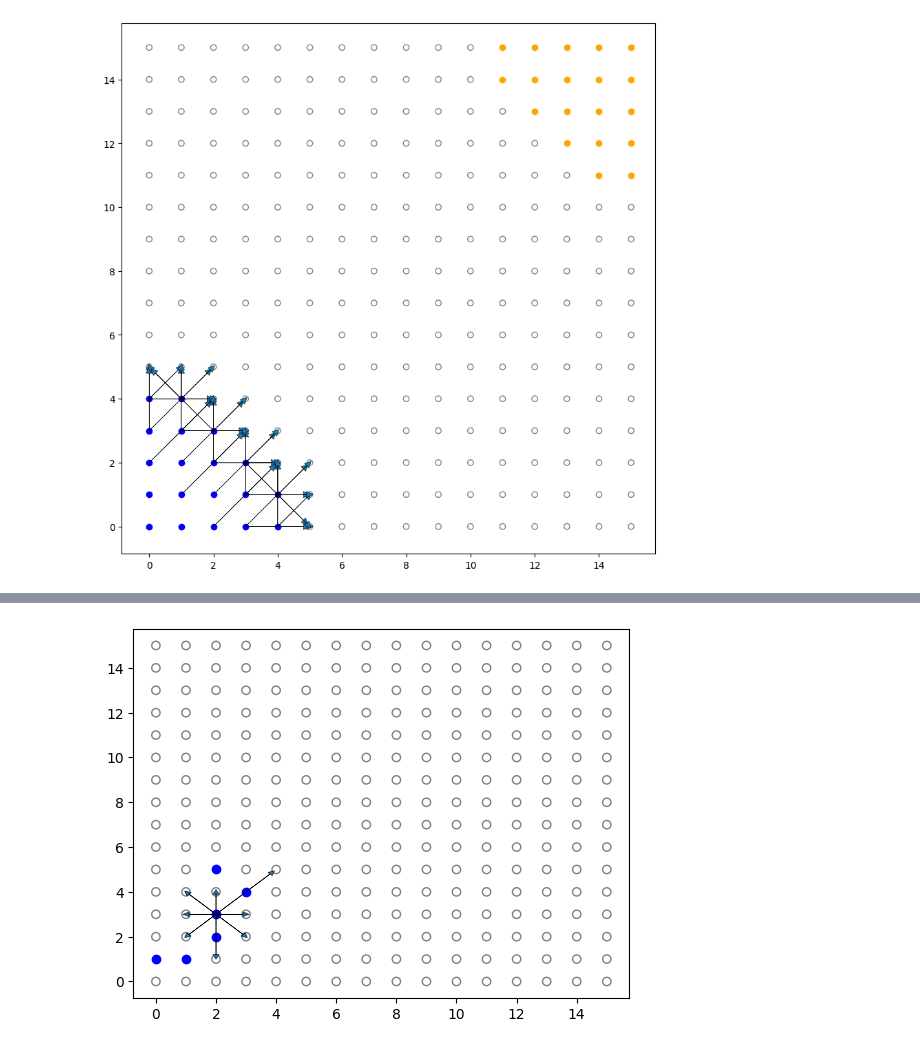
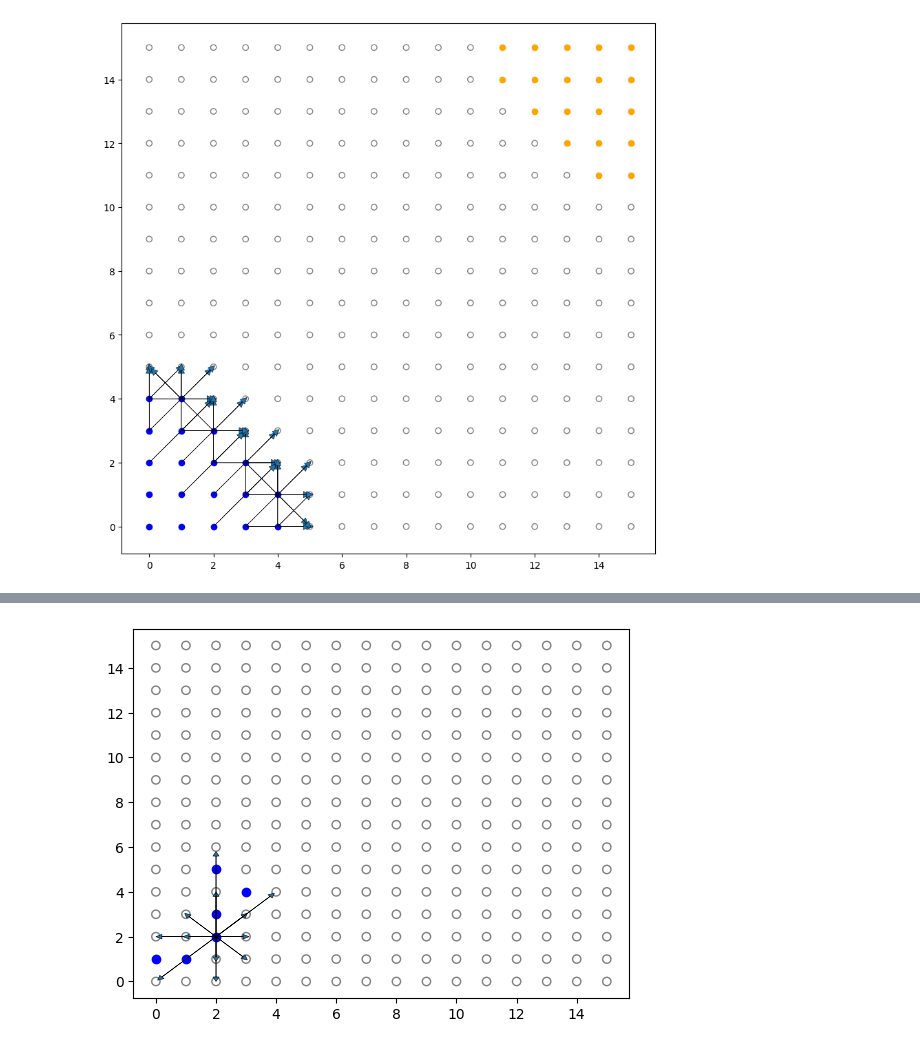
Before and after one commit to T04STER/halma, a Jupyter notebook: notes.ipynb, the cells around one changed output, grey strips where cells are left out. Cells and saved outputs as stored; diff of their text form; code cells hidden in the pictures.

```diff
--- a/notes.ipynb
+++ b/notes.ipynb
@@ -51,20 +51,20 @@ draw_moves(moves)
 # %%
 import halma as h
 board = np.zeros(shape=(16,16), dtype=np.int8)
 board[2,2] = 1
 board[2,3] = 1
 board[3,4] = 1
 board[2,5] = 1
 board[1,1] = 1
 board[0,1] = 1
 g2 = h.Halma(board)
 #print(len()
-moves  = g2.get_pawn_moves((2,3), board=g2.game_state.board)
+moves  = g2.get_pawn_moves((2,2), board=g2.game_state.board)
 
 draw_board(g2.game_state.board)
 draw_moves(moves)
 # %% [output]
-[figure, old version]
+[figure, new version]
 # %%
 g2.make_move(moves[0])
 draw_board(g2.game_state.board)
```
Also changed, not shown: parts of 4 cells of this notebook, 16 other files.
